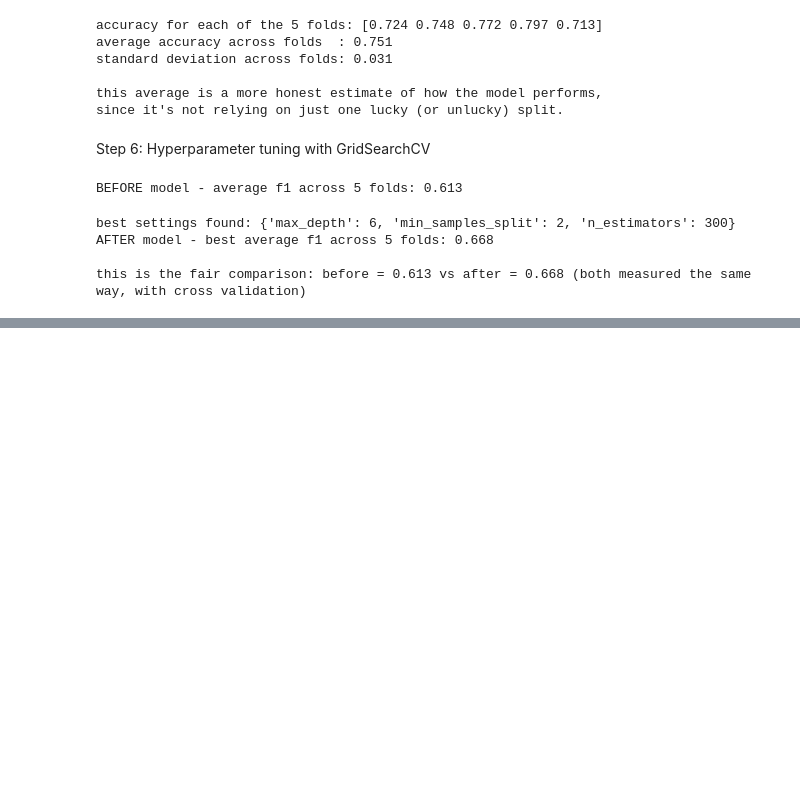
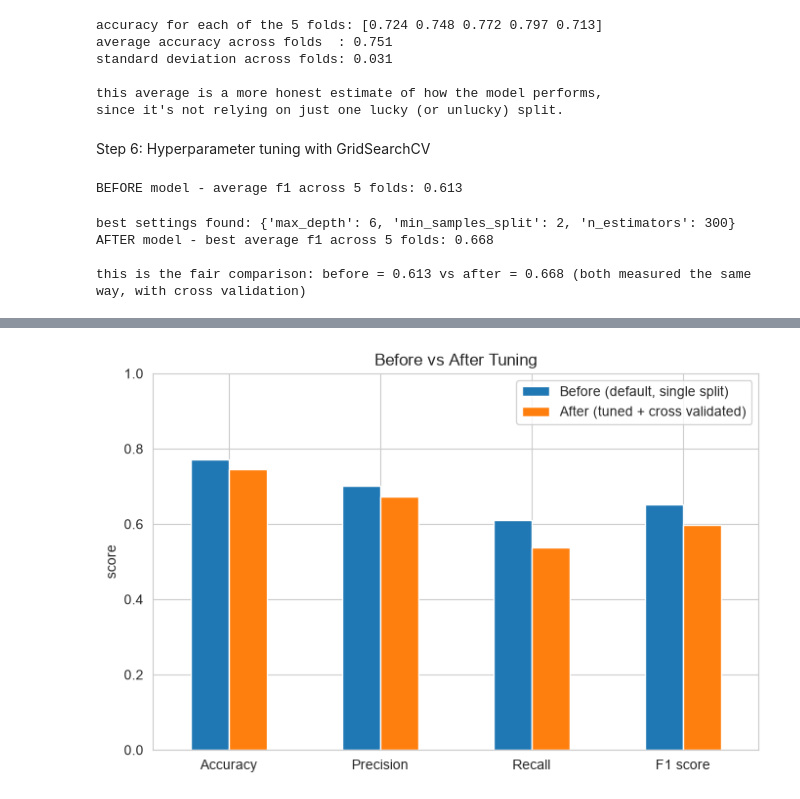
Before and after one commit to santoshkhadka615-syp/AI-ML-Internship, a Jupyter notebook: week 7 model evaluation and feature engineering/Model evaluation and tuining.ipynb, the cells around one changed output, grey strips where cells are left out. Saved outputs shown, nothing was run; the diff lists cells and outputs as text; code cells hidden in the pictures; blank space fills up the shorter version.

```diff
--- a/week 7 model evaluation and feature engineering/Model evaluation and tuining.ipynb
+++ b/week 7 model evaluation and feature engineering/Model evaluation and tuining.ipynb
@@ -190,0 +193,14 @@ this is the fair comparison: before = 0.613 vs after = 0.668 (both measured the
+# %%
+after_model = grid_search.best_estimator_
+after_pred = after_model.predict(X_test_scaled)
+
+after_acc = accuracy_score(y_test, after_pred)
+after_prec = precision_score(y_test, after_pred)
+after_rec = recall_score(y_test, after_pred)
+after_f1 = f1_score(y_test, after_pred)
+
+print("AFTER (tuned model, same test set)")
+print("accuracy :", round(after_acc, 3))
+print("precision:", round(after_prec, 3))
+print("recall   :", round(after_rec, 3))
+print("f1 score :", round(after_f1, 3))
@@ -190,0 +215,7 @@ this is the fair comparison: before = 0.613 vs after = 0.668 (both measured the
+# %%
+comparison = pd.DataFrame({
+    "Before (default, single split)": [before_acc, before_prec, before_rec, before_f1],
+    "After (tuned + cross validated)": [after_acc, after_prec, after_rec, after_f1],
+}, index=["Accuracy", "Precision", "Recall", "F1 score"])
+
+comparison.round(3)
@@ -190,0 +228,9 @@ this is the fair comparison: before = 0.613 vs after = 0.668 (both measured the
+# %%
+comparison.plot(kind="bar", figsize=(8, 5))
+plt.title("Before vs After Tuning")
+plt.ylabel("score")
+plt.ylim(0, 1)
+plt.xticks(rotation=0)
+plt.show()
+# %% [output]
+[figure, added]
```
Also changed, not shown: parts of 6 cells of this notebook.
